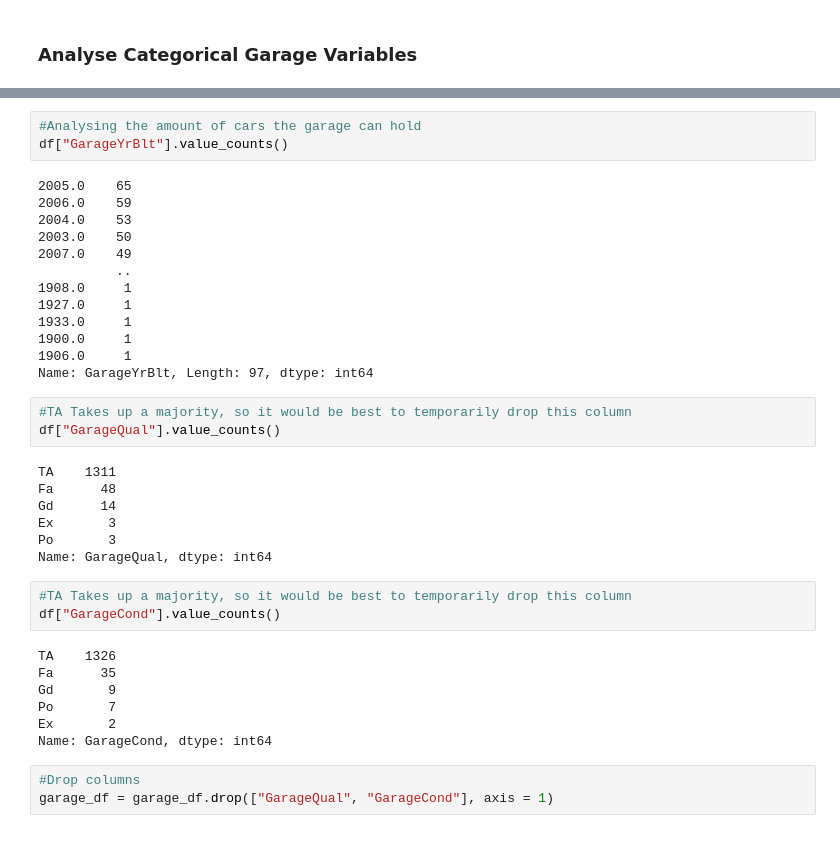
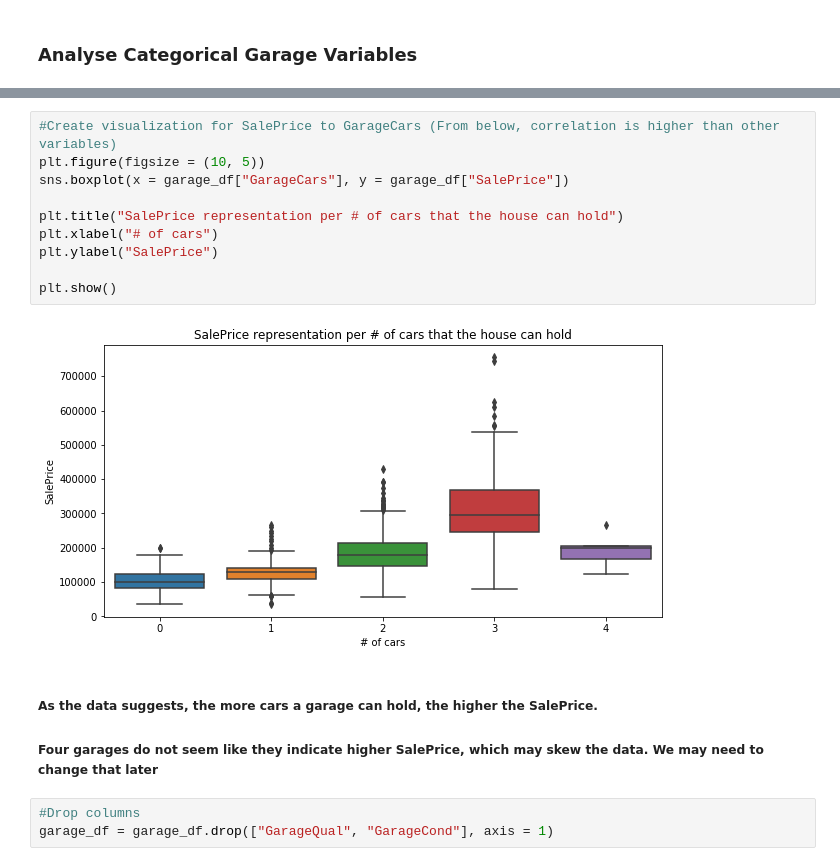
Before and after one commit to oliverkpan/IowaHousePricing, a Jupyter notebook: garage_analysis_linear_regression.ipynb, the cells around one changed output, grey strips where cells are left out. Cells and saved outputs as stored; diff of their text form.

Commit message:
Added data visualization and explanation

```diff
--- a/garage_analysis_linear_regression.ipynb
+++ b/garage_analysis_linear_regression.ipynb
@@ -82,42 +120,21 @@ df["GarageCars"].value_counts()
 0     81
 4      5
 Name: GarageCars, dtype: int64
-# %%
-#Analysing the amount of cars the garage can hold
-df["GarageYrBlt"].value_counts()
-# %% [output]
-2005.0    65
-2006.0    59
-2004.0    53
-2003.0    50
-2007.0    49
-          ..
-1908.0     1
-1927.0     1
-1933.0     1
-1900.0     1
-1906.0     1
-Name: GarageYrBlt, Length: 97, dtype: int64
-# %%
-#TA Takes up a majority, so it would be best to temporarily drop this column
-df["GarageQual"].value_counts()
-# %% [output]
-TA    1311
-Fa      48
-Gd      14
-Ex       3
-Po       3
-Name: GarageQual, dtype: int64
-# %%
-#TA Takes up a majority, so it would be best to temporarily drop this column
-df["GarageCond"].value_counts()
-# %% [output]
-TA    1326
-Fa      35
-Gd       9
-Po       7
-Ex       2
-Name: GarageCond, dtype: int64
+# %%
+#Create visualization for SalePrice to GarageCars (From below, correlation is higher than other variables)
+plt.figure(figsize = (10, 5))
+sns.boxplot(x = garage_df["GarageCars"], y = garage_df["SalePrice"])
+
+plt.title("SalePrice representation per # of cars that the house can hold")
+plt.xlabel("# of cars")
+plt.ylabel("SalePrice")
+
+plt.show()
+# %% [output]
+[figure, added]
+# %% [markdown]
+##### As the data suggests, the more cars a garage can hold, the higher the SalePrice.
+##### Four garages do not seem like they indicate higher SalePrice, which may skew the data. We may need to change that later
 # %%
 #Drop columns
 garage_df = garage_df.drop(["GarageQual", "GarageCond"], axis = 1)
```
Also changed, not shown: parts of 7 cells of this notebook.
